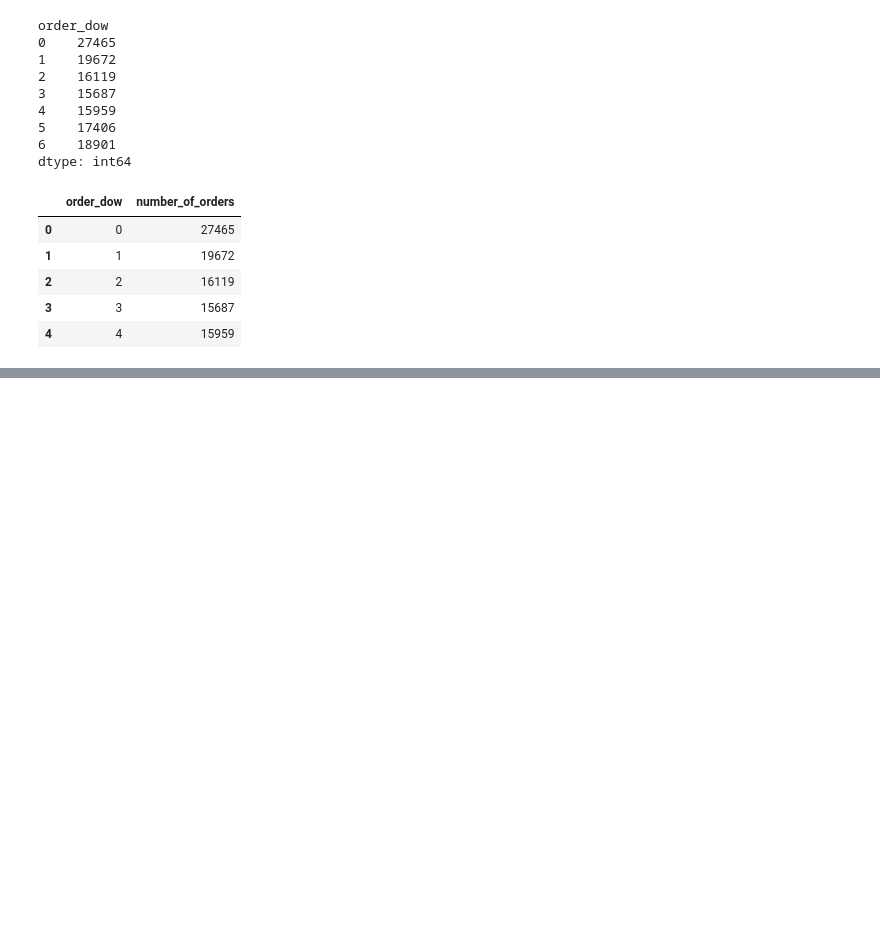
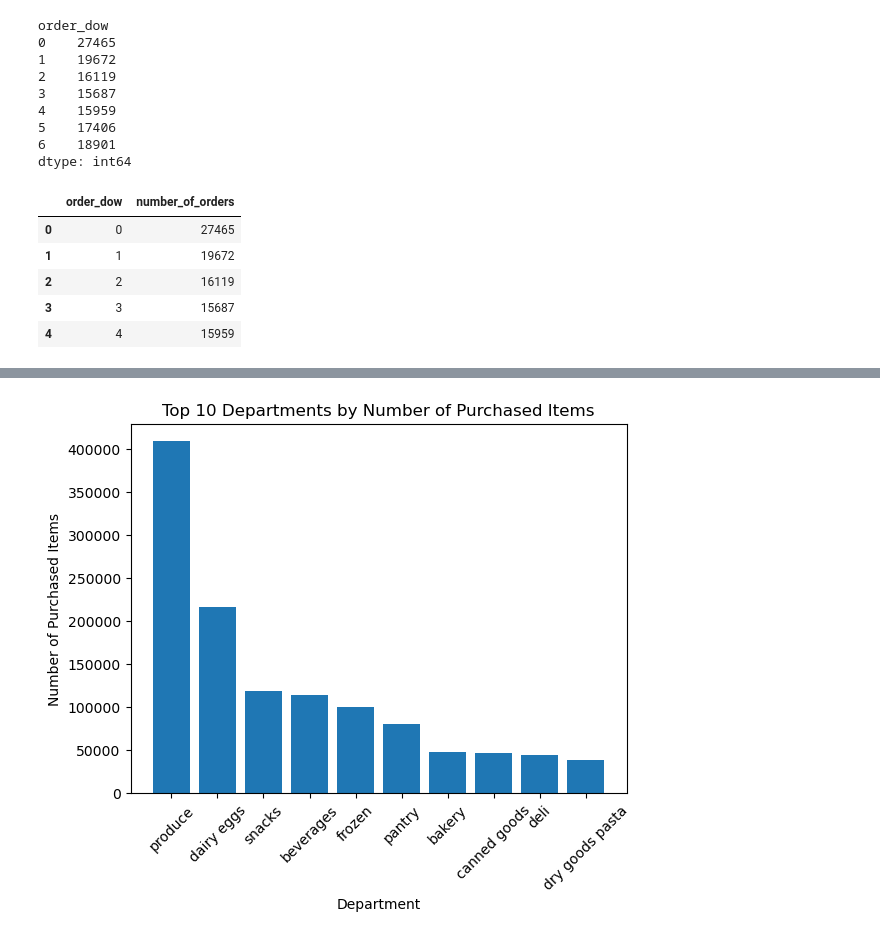
Before and after one commit to karamian-ani/data_analytics_with_python, a Jupyter notebook: notebooks/07_instacart_analysis.ipynb, the cells around one changed output, grey strips where cells are left out. Drawn from its saved outputs; the diff is of its cells as text; code cells hidden in the pictures; blank space fills up the shorter version.

```diff
--- a/notebooks/07_instacart_analysis.ipynb
+++ b/notebooks/07_instacart_analysis.ipynb
@@ -129,0 +169,12 @@ plt.show()
+# %%
+top_departments = df_instacart["department"].value_counts().head(10)
+
+plt.figure()
+plt.bar(top_departments.index, top_departments.values)
+plt.title("Top 10 Departments by Number of Purchased Items")
+plt.xlabel("Department")
+plt.ylabel("Number of Purchased Items")
+plt.xticks(rotation=45)
+plt.show()
+# %% [output]
+[figure, added]
```
Also changed, not shown: parts of 47 cells of this notebook.
